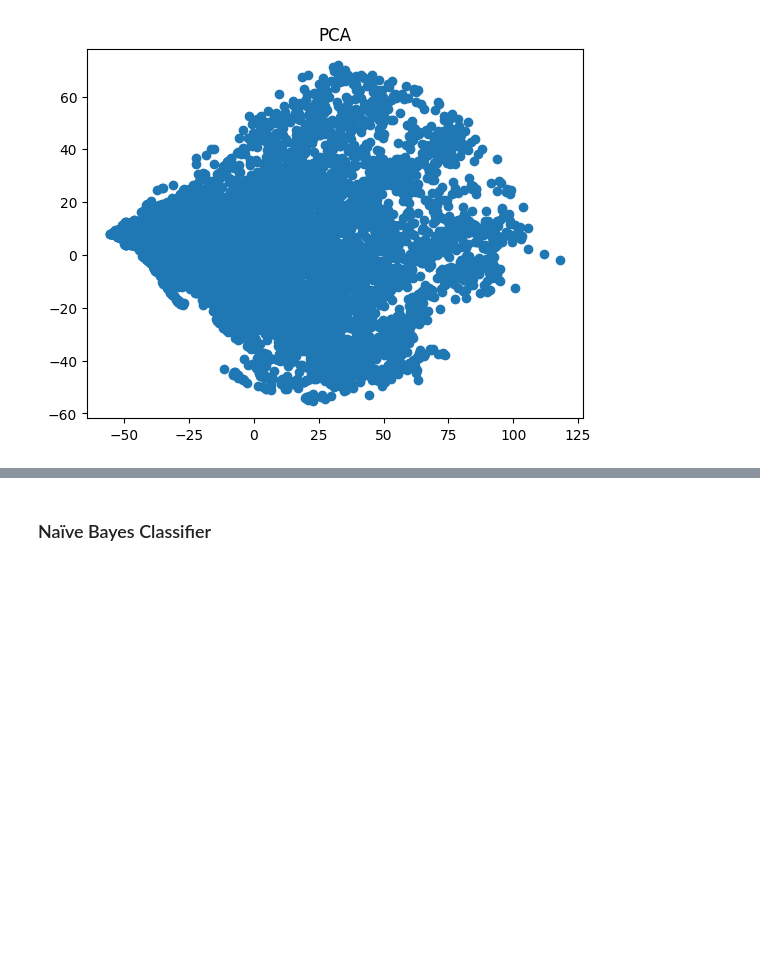
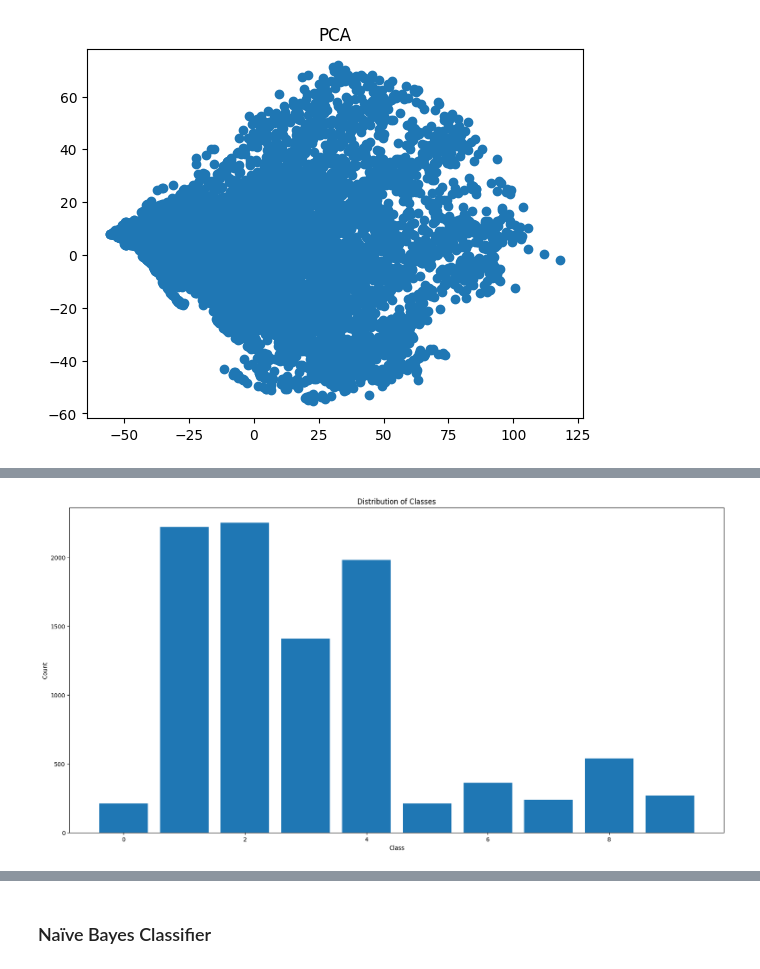
Before and after one commit to amv2/F20DL_Coursework_Group8_2023-24, a Jupyter notebook: CW-part1.ipynb, the cells around one changed output, grey strips where cells are left out. Cells and saved outputs as stored; diff of their text form; code cells hidden in the pictures; blank space fills up the shorter version.

```diff
--- a/CW-part1.ipynb
+++ b/CW-part1.ipynb
@@ -372,0 +306,21 @@ Scatter plots and clustering proved to be much better methods of understanding h
+# %%
+class_mapping = {0: 'speed limit 20', 1: 'speed limit 30', 2: 'speed limit 50', 3: 'speed limit 60',
+                 4: 'speed limit 70', 5: 'left turn', 6: 'right turn', 7: 'beware pedestrian crossin',
+                 8: 'beware children', 9: 'beware cycle route ahead'}
+
+# Map the class labels
+target_mapped = y_train.applymap(class_mapping.get)
+data = pd.concat([y_train, target_mapped], axis=1)
+# %%
+# show the distribution of the target class data
+
+class_counts = data.iloc[:, 0].value_counts()
+# Plot the distribution
+plt.figure(figsize=(20, 10))
+plt.bar(class_counts.index, class_counts.values)
+plt.xlabel('Class')
+plt.ylabel('Count')
+plt.title('Distribution of Classes')
+plt.show()
+# %% [output]
+[figure, added]
```
Also changed, not shown: parts of 16 cells of this notebook.
